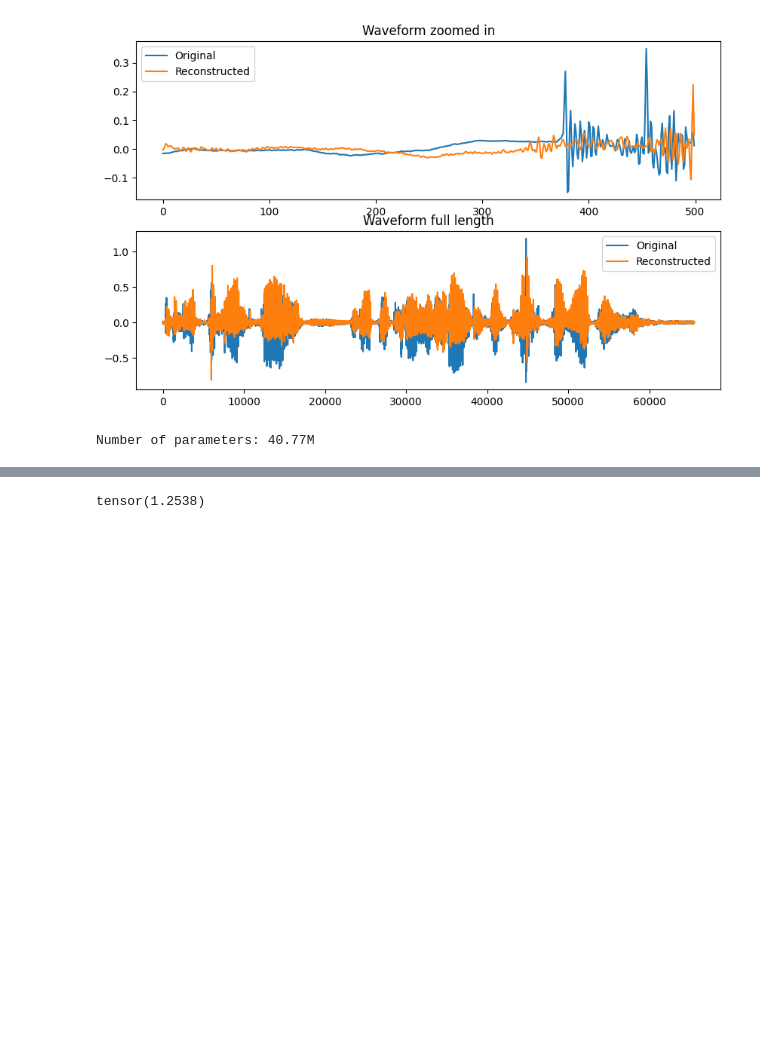
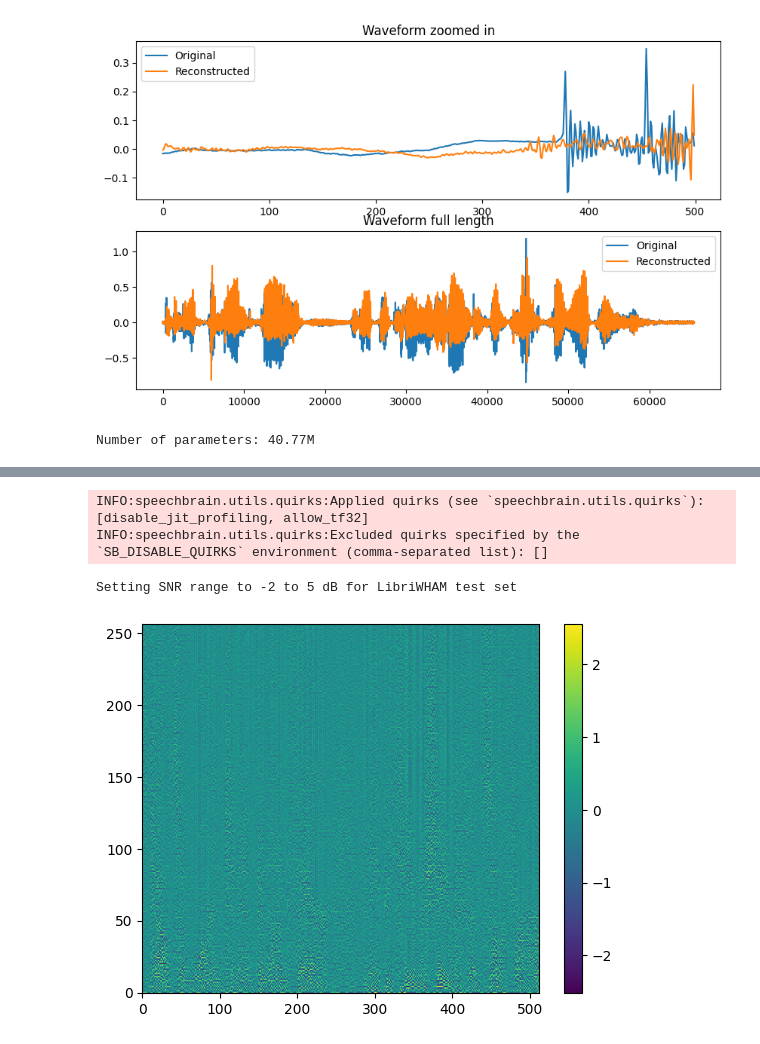
Before and after one commit to kommodeskab/Latent-DSB, a Jupyter notebook: playground.ipynb, the cells around one changed output, grey strips where cells are left out. Drawn from its saved outputs; the diff is of its cells as text; code cells hidden in the pictures; blank space fills up the shorter version.

```diff
--- a/playground.ipynb
+++ b/playground.ipynb
@@ -218,15 +258,45 @@ INFO:speechbrain.utils.quirks:Excluded quirks specified by the `SB_DISABLE_QUIRK
 # %%
 import torch
-criterion = STFTLoss()
+from src.dataset import LibriWHAM
+from src.networks.encoders import STFTEncoderDecoder, PolarSTFTEncoderDecoder
 
-out = torch.randn(4, 2, 256, 128)
-target = out + 1.0 * torch.randn_like(out)
+dataset = LibriWHAM(length_seconds=4.096, train=False, return_pair=True)
+x0, x1 = dataset[0]
+x0, x1 = x0.unsqueeze(0), x1.unsqueeze(0)
 
-batch = {
-    "out": out,
-    "target": target
-}
-loss = criterion(batch)
-print(loss)
+encoder = STFTEncoderDecoder(n_fft=512, hop_length=128)
+x0 = encoder.encode(x0)
+x1 = encoder.encode(x1)
 # %% [output]
-tensor(1.2538)
+INFO:speechbrain.utils.quirks:Applied quirks (see `speechbrain.utils.quirks`): [disable_jit_profiling, allow_tf32]
+INFO:speechbrain.utils.quirks:Excluded quirks specified by the `SB_DISABLE_QUIRKS` environment (comma-separated list): []
+Setting SNR range to -2 to 5 dB for LibriWHAM test set
+# %%
+import matplotlib.pyplot as plt
+
+eps = 1e-2
+amp = x0[0, 0].abs()
+sign = x0[0, 0].sign()
+
+def f(x):
+    return torch.log(1 + x / eps)
+
+def g(x):
+    return x / (x + eps)
+
+def h(x):
+    return torch.log(1 + x)  # log(1 + x)
+
+def k(x):
+    return x / (1 + x)  # x / (1 + x)
+
+def j(x):
+    return x ** 0.25
+
+y = sign * j(amp)
+plt.imshow(y, aspect='auto', origin='lower')
+# add colorbar
+plt.colorbar()
+plt.show()
+# %% [output]
+[figure, added]
```
Also changed, not shown: parts of 3 cells of this notebook, 16 other files.
